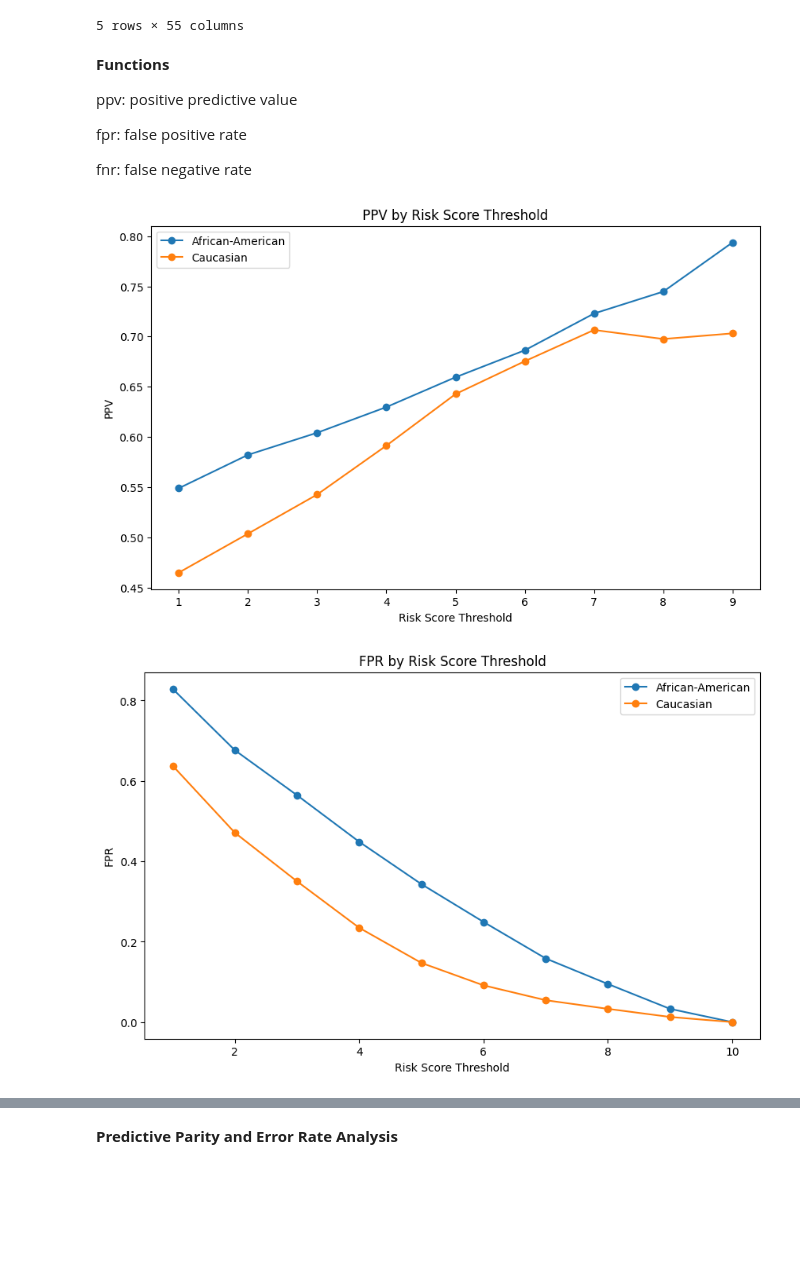
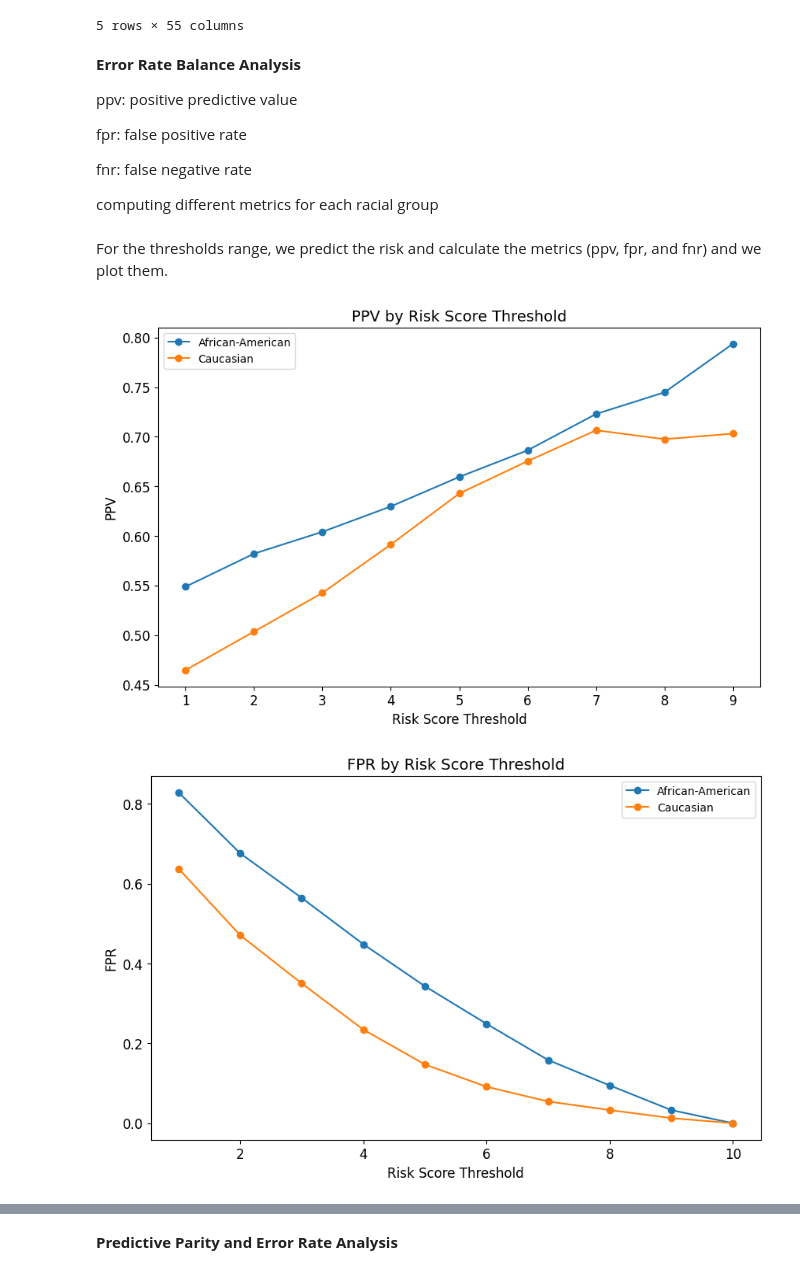
Before and after one commit to aavelinee/Bias-in-Recidivism-Prediction-Instruments, a Jupyter notebook: Fair_Prediction_with_Disparate_Impact_A_Study_of_Bias_in_Recidivism_Prediction_Instruments.ipynb, the cells around one changed output, grey strips where cells are left out. Drawn from its saved outputs; the diff is of its cells as text; code cells hidden in the pictures; blank space fills up the shorter version.

```diff
--- a/Fair_Prediction_with_Disparate_Impact_A_Study_of_Bias_in_Recidivism_Prediction_Instruments.ipynb
+++ b/Fair_Prediction_with_Disparate_Impact_A_Study_of_Bias_in_Recidivism_Prediction_Instruments.ipynb
@@ -32,13 +36,15 @@ data.head()
 | 8 | 10 | elizabeth thieme | elizabeth | thieme | 2014-03-16 | Female | 1976-06-03 | 39 | 25 - 45 | Caucasian | ... |
 5 rows × 55 columns
 # %% [markdown]
-**Functions**
+**Error Rate Balance Analysis**
 
 ppv: positive predictive value
 
 fpr: false positive rate
 
 fnr: false negative rate
+
+computing different metrics for each racial group
 # %%
 def calculate_ppv(y_true, y_pred):
     return np.mean(y_true[y_pred == 1])
@@ -63,28 +69,32 @@ def fairness_metrics(data, group_col, outcome_col, prediction_col):
             'FNR': calculate_fnr(y_true, y_pred)
         }
     return metrics
+# %% [markdown]
+For the thresholds range, we predict the risk and calculate the metrics (ppv, fpr, and fnr) and we plot them.
 # %%
 thresholds = range(1, 11)
 metrics_by_threshold = {}
 
 for threshold in thresholds:
     data['prediction'] = (data['decile_score'] > threshold).astype(int)
     metrics_by_threshold[threshold] = fairness_metrics(data, 'race', 'two_year_recid', 'prediction')
 
 def plot_metric_by_threshold(metric):
     plt.figure(figsize=(10, 6))
     for race in ['African-American', 'Caucasian']:
         values = [metrics_by_threshold[t][race][metric] for t in thresholds]
         plt.plot(thresholds, values, marker='o', label=race)
-    plt.xlabel('Risk Score Threshold')
-    plt.ylabel(metric)
-    plt.title(f'{metric} by Risk Score Threshold')
+    plt.xlabel('Risk Score Threshold', fontsize=12)
+    plt.ylabel(metric, fontsize=12)
+    plt.title(f'{metric} by Risk Score Threshold', fontsize=14)
+    plt.xticks(fontsize=12)
+    plt.yticks(fontsize=12)
     plt.legend()
     plt.show()
 
 plot_metric_by_threshold('PPV')
 plot_metric_by_threshold('FPR')
 plot_metric_by_threshold('FNR')
 # %% [output]
-[figure, old version]
+[figure, new version]
-[figure, old version]
+[figure, new version]
```
Also changed, not shown: parts of 24 cells of this notebook.
